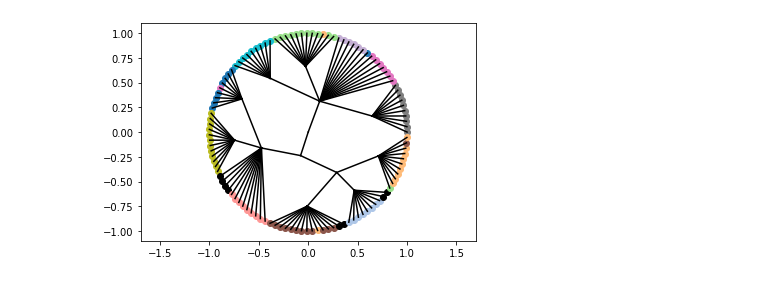
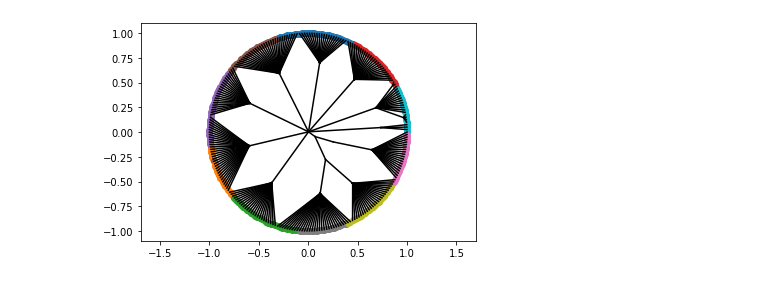
Before and after one commit to jxz12/MyFirstThesis, a Jupyter notebook: code/prune.ipynb, the cells around one changed output. Saved outputs shown, nothing was run; the diff lists cells and outputs as text; code cells hidden in the pictures.

```diff
--- a/code/prune.ipynb
+++ b/code/prune.ipynb
@@ -159,11 +222,6 @@ def draw_bspline_cubic(path) -> str:
         p0 = path[0]
         p1 = path[1]
         svg.append(f'<path d="M {p0[0]:.1f} {p0[1]:.1f} L {p1[0]:.1f} {p1[1]:.1f}"/>')
-#     elif m == 3:
-#         p0 = path[0]
-#         p1 = path[1]
-#         p2 = path[2]
-#         svg.append(f'<path d="M {p0[0]:.1f} {p0[1]:.1f} C {p1[0]:.1f} {p1[1]:.1f}, {p1[0]:.1f} {p1[1]:.1f}, {p2[0]:.1f} {p2[1]:.1f}"/>')
     else:
         p000 = path[0] # not strictly correct, but works
         p112 = 2/3*path[0] + 1/3*path[1]
@@ -194,6 +252,9 @@ def draw_svg(G, beta=.75, width=750, border=50, linkwidth=.05, noderadius=.1, li
     svg.append(f'circle{{r:{scale*noderadius:.3f};stroke-width:0;fill-opacity:{nodeopacity:.3f}}}')
     svg.append('</style>')
 
+    # add white background
+    svg.append('<rect width="100%" height="100%" fill="white"/>')
+
     # draw splines
     splines = nx.get_edge_attributes(G, 'spline')
     for edge,spline in splines.items():
@@ -215,10 +276,3 @@ def draw_svg(G, beta=.75, width=750, border=50, linkwidth=.05, noderadius=.1, li
     svg.append('</svg>')
 
     return '\n'.join(svg)
-# %%
-with open(f'dendrogram_karate.pkl', 'rb') as f:
-    G,clustroot = load(f)
-root = prune(clustroot, .1)
-route(root, G, True)
-with open('heb.svg', 'w') as f:
-    print(draw_svg(G, beta=.75, linkwidth=.005, linkopacity=.25, noderadius=.012), file=f)
@@ -227,9 +279,17 @@ with open('heb.svg', 'w') as f:
-# %%
-with open(f'dendrogram_football.pkl', 'rb') as f:
-    G,clustroot = load(f)
-root = prune(clustroot, .015)
-route(root, G, True, True)
-with open('heb.svg', 'w') as f:
-    print(draw_svg(G, beta=.95, linkwidth=.003, linkopacity=.1, noderadius=.01), file=f)
-# %% [output]
-[figure, removed]
+# %%
+def bundle(name, merge_dist=.1, tutte_expo=3, skip_lca=True, skip_intra=False, beta=.95, linkwidth=.005, linkopacity=.25, noderadius=.012):
+    with open(f'dendrogram_{name}.pkl', 'rb') as f:
+        G,clustroot = load(f)
+    root = prune(clustroot, merge_dist, tutte_expo)
+    route(root, G, skip_lca, skip_intra)
+    svg = draw_svg(G, beta=beta, linkwidth=linkwidth, linkopacity=linkopacity, noderadius=noderadius)
+    with open(f'bundled_{name}.svg', 'w') as f:
+        print(svg, file=f)
+    svg2png(bytestring=svg, write_to=f'bundled_{name}.png')
+# %%
+# bundle('karate', .1, 3, True, False, .95, .005, .2, .012)
+# bundle('football', .1, 3, True, False, .95, .002, .1, .01)
+# bundle('caltech', .1, 3, True, False, .9, .002, .005, .002)
+bundle('lfr', .1, 3, True, False, .9, .003, .1, .005)
+# %% [output]
+[figure, added]
```
Also changed, not shown: parts of 5 cells of this notebook, 2 other files.
